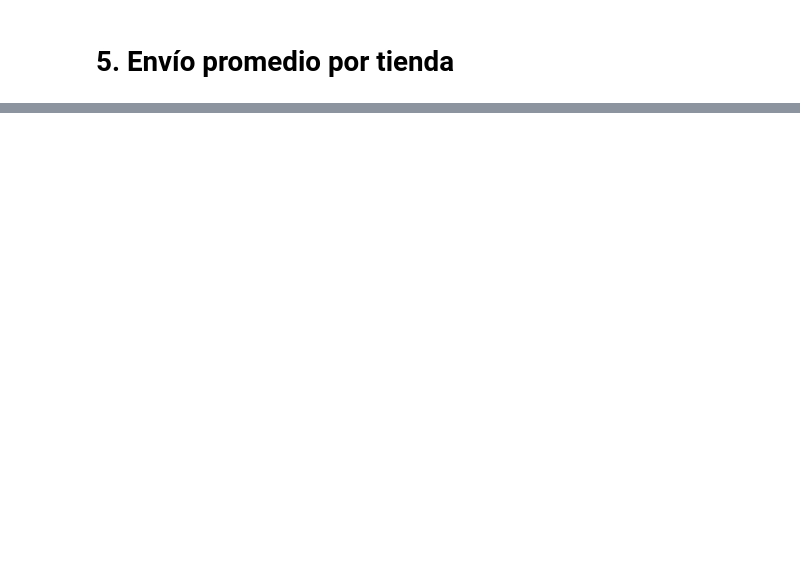
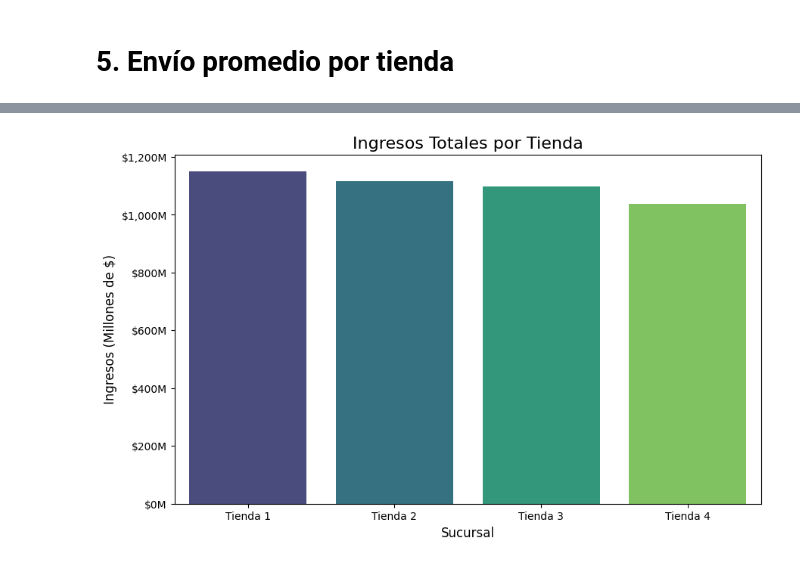
Before and after one commit to MiyoBran/alura-store-desafio, a Jupyter notebook: AluraStoreLatam.ipynb, the cells around one changed output, grey strips where cells are left out. Saved outputs shown, nothing was run; the diff lists cells and outputs as text; code cells hidden in the pictures; blank space fills up the shorter version.

```diff
--- a/AluraStoreLatam.ipynb
+++ b/AluraStoreLatam.ipynb
@@ -195,0 +249,9 @@ Si vamos a recomendar cerrar una, no será porque "traten mal a la gente", porqu
+# %%
+print("--- COSTO PROMEDIO DE ENVÍO ---")
+
+for nombre, df_temp in lista_tiendas:
+    # Calculamos el promedio de la columna 'Costo de envío'
+    promedio_envio = df_temp['Costo de envío'].mean()
+
+    # Mostramos el resultado formateado con signo de pesos
+    print(f"{nombre}: $ {promedio_envio:,.2f}")
@@ -195,0 +356,27 @@ Si vamos a recomendar cerrar una, no será porque "traten mal a la gente", porqu
+# %%
+# Importamos las librerías necesarias por si se desconectó la sesión
+import matplotlib.pyplot as plt
+import seaborn as sns
+
+# Configuración del lienzo
+plt.figure(figsize=(10, 6))
+
+# Creación del gráfico con Seaborn
+# x = Categorías, y = Valores numéricos
+# Usamos palette='viridis' para darle colores profesionales
+grafico = sns.barplot(x='Tienda', y='Ingresos Totales', data=df_resumen, hue='Tienda', palette='viridis', legend=False)
+
+# Personalización (Clean Code: siempre poner títulos y etiquetas claros)
+plt.title('Ingresos Totales por Tienda', fontsize=16)
+plt.xlabel('Sucursal', fontsize=12)
+plt.ylabel('Ingresos (Millones de $)', fontsize=12)
+
+# --- Truco para formatear el eje Y ---
+# Obtenemos los valores actuales del eje Y
+ticks_y = grafico.get_yticks()
+# Los reescribimos dividiendo por 1 millón (1e6) para que sea legible (ej: 1,150 M)
+grafico.set_yticklabels([f'${x/1e6:,.0f}M' for x in ticks_y])
+
+plt.show()
+# %% [output]
+[figure, added]
```
Also changed, not shown: parts of 14 cells of this notebook.
